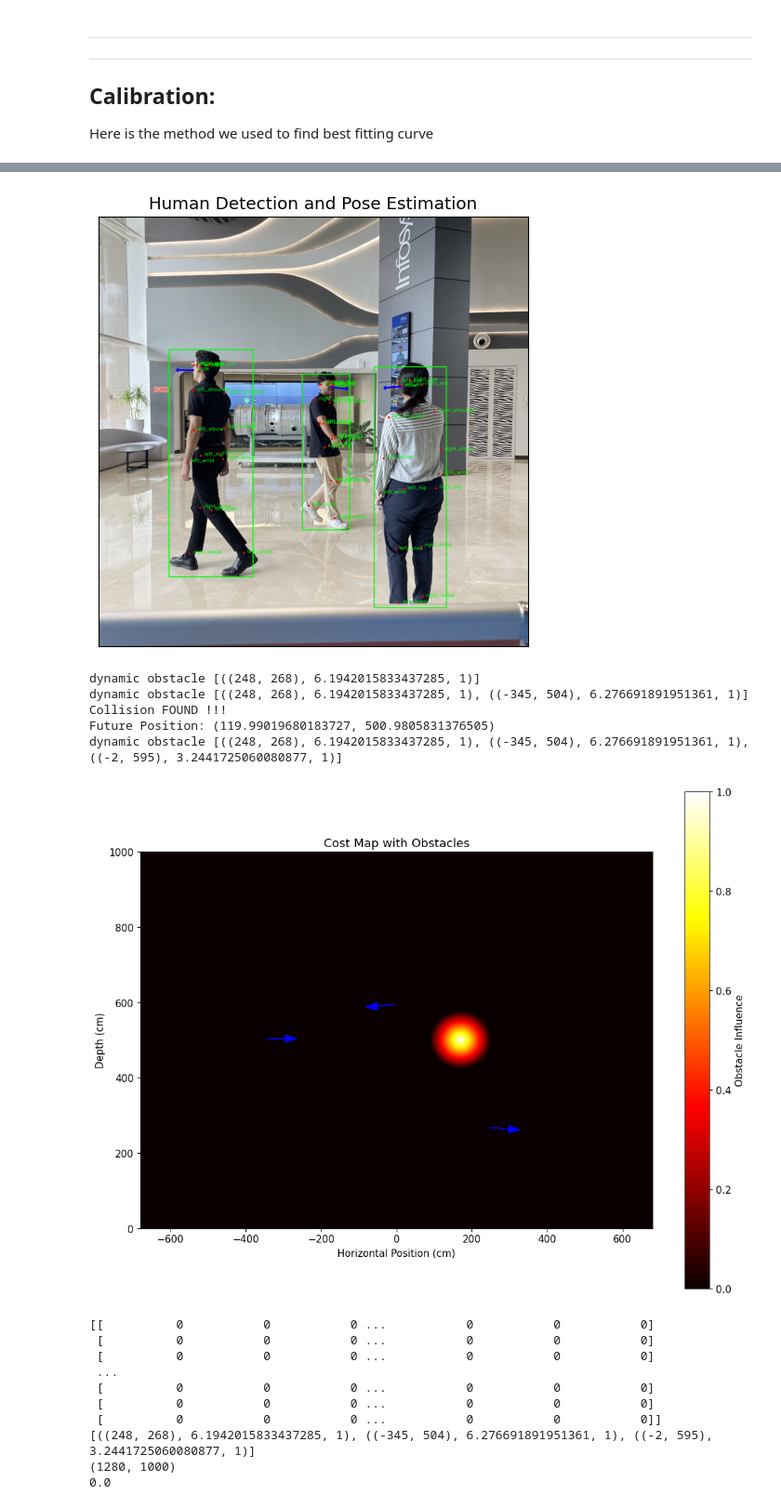
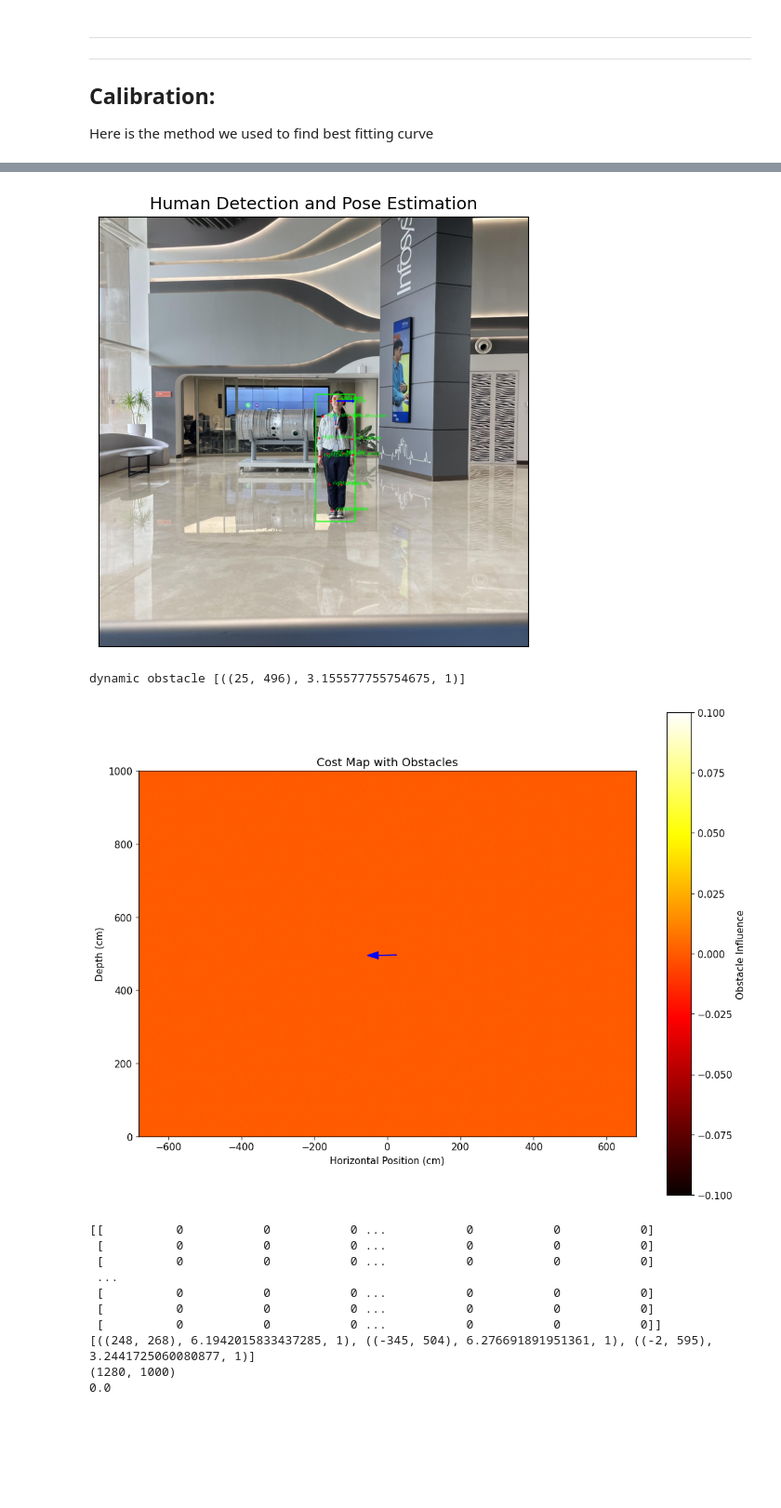
Before and after one commit to prichard26/Human-Aware-Autonomous-Navigation-HAN-System, a Jupyter notebook: CV_PROJECT.ipynb, the cells around one changed output, grey strips where cells are left out. Shown: that part at 93% size. Cells and saved outputs as stored; diff of their text form; code cells hidden in the pictures; blank space fills up the shorter version.

```diff
--- a/CV_PROJECT.ipynb
+++ b/CV_PROJECT.ipynb
@@ -60,7 +74,7 @@ Normal image error = 0.1980
 ![Curve Data](images/Curve_Data_Big1_2048.png)
 ![Curve Data](images/Curve_Data_Big1_3000.png)
 # %%
-test_image_path = "/Users/prichard/miniconda3/envs/infosys/cv_project/data/input/test/test1.jpeg"
+test_image_path = "data/input/calibration/high_size/4.9.jpeg"
 DISP = True
 
 robot_speed = 1.11 #  [m/s]
@@ -92,11 +106,7 @@ Person detection complete. Found 3 persons.
 Direction estimation complete
-[figure, old version]
+[figure, new version]
-dynamic obstacle [((248, 268), 6.1942015833437285, 1)]
-dynamic obstacle [((248, 268), 6.1942015833437285, 1), ((-345, 504), 6.276691891951361, 1)]
-Collision FOUND !!!
-Future Position: (119.99019680183727, 500.9805831376505)
-dynamic obstacle [((248, 268), 6.1942015833437285, 1), ((-345, 504), 6.276691891951361, 1), ((-2, 595), 3.2441725060080877, 1)]
+dynamic obstacle [((25, 496), 3.155577755754675, 1)]
-[figure, old version]
+[figure, new version]
 # %%
 print(prob_grid)
 print(dynamic_obstacles)
```
Also changed, not shown: parts of 3 cells of this notebook, 4 other files.
